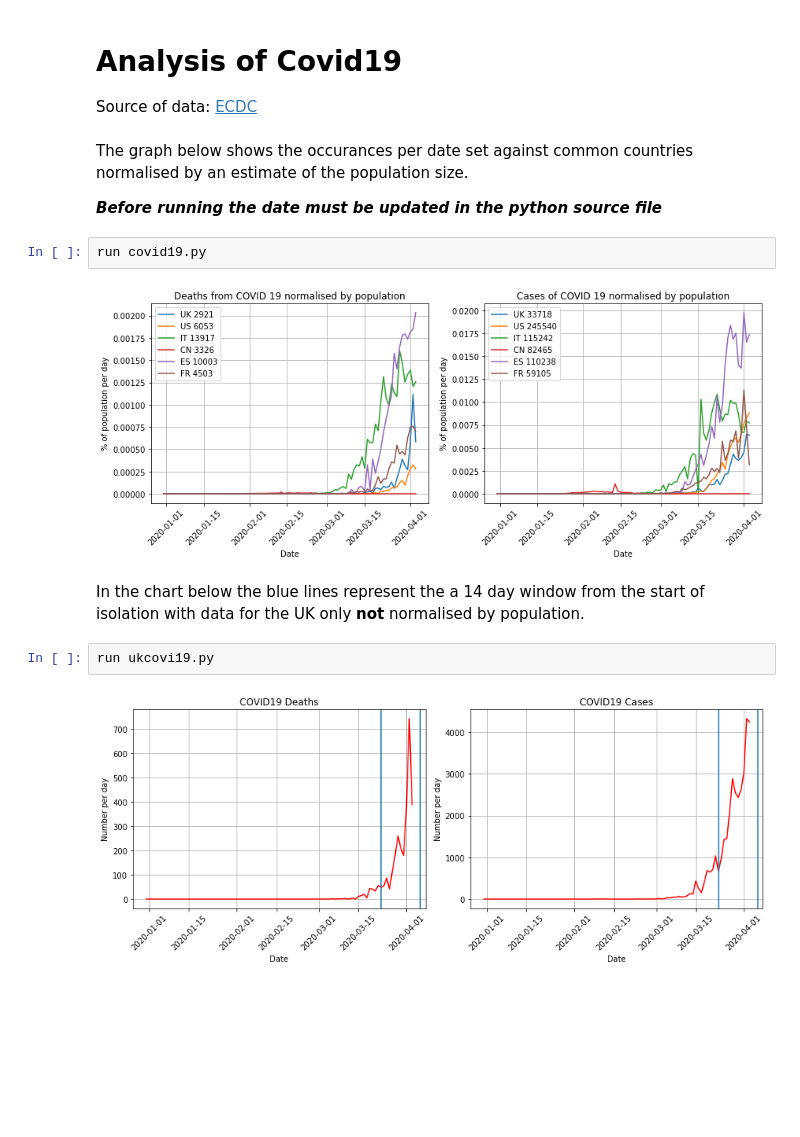
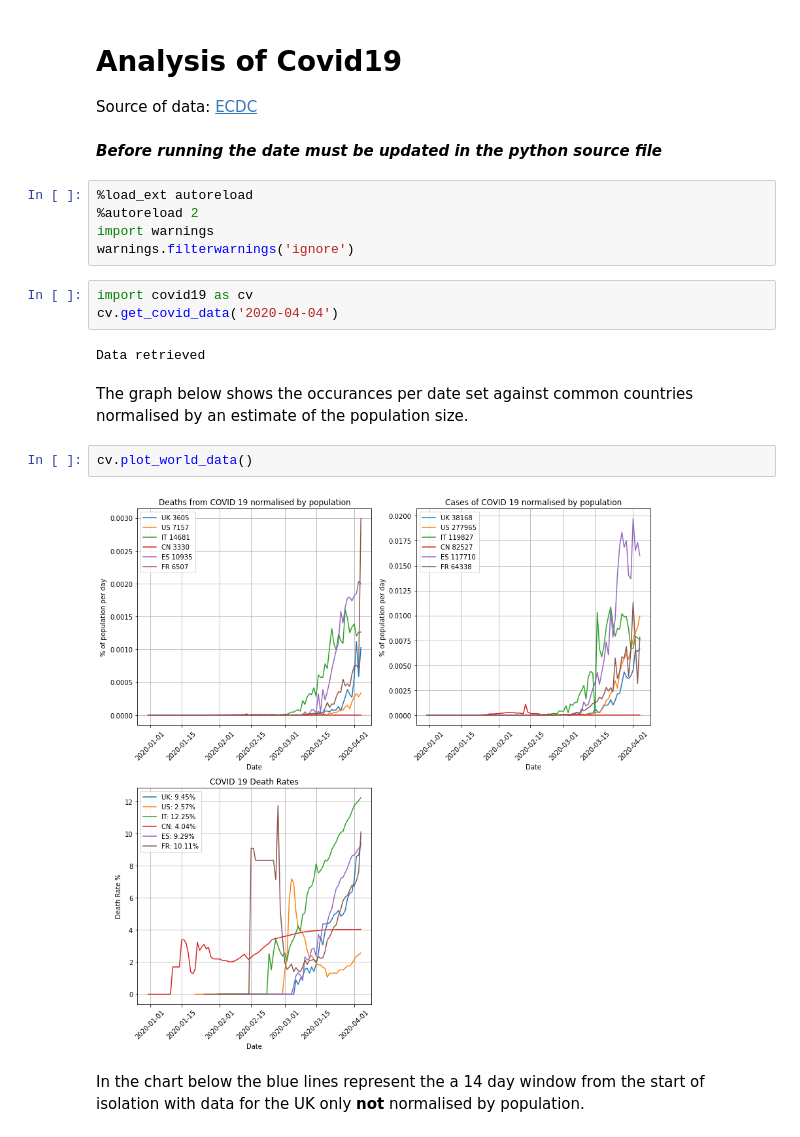
Before and after one commit to paulevalentine/COVID19, a Jupyter notebook: COVID19.ipynb, the cells around one changed output. Cells and saved outputs as stored; diff of their text form; blank space fills up the shorter version.

Commit message:
Amended to be functions for use in iPython.

```diff
--- a/COVID19.ipynb
+++ b/COVID19.ipynb
@@ -1,17 +1,23 @@
 # %% [markdown]
 # Analysis of Covid19
 Source of data: [ECDC]('https://www.ecdc.europa.eu/sites/default/files/documents/COVID-19')
+# %% [markdown]
+***Before running the date must be updated in the python source file***
+# %%
+%load_ext autoreload
+%autoreload 2
+import warnings
+warnings.filterwarnings('ignore')
+# %%
+import covid19 as cv
+cv.get_covid_data('2020-04-04')
+# %% [output]
+Data retrieved
 # %% [markdown]
 The graph below shows the occurances per date set against common countries normalised by an estimate of the population size.
-
-***Before running the date must be updated in the python source file***
-# %%
-run covid19.py
-# %% [output]
-[figure, removed]
+# %%
+cv.plot_world_data()
+# %% [output]
+[figure, added]
 # %% [markdown]
 In the chart below the blue lines represent the a 14 day window from the start of isolation with data for the UK only **not** normalised by population.
-# %%
-run ukcovi19.py
-# %% [output]
-[figure, removed]
```
Also changed, not shown: parts of 1 cell of this notebook, 5 other files.
